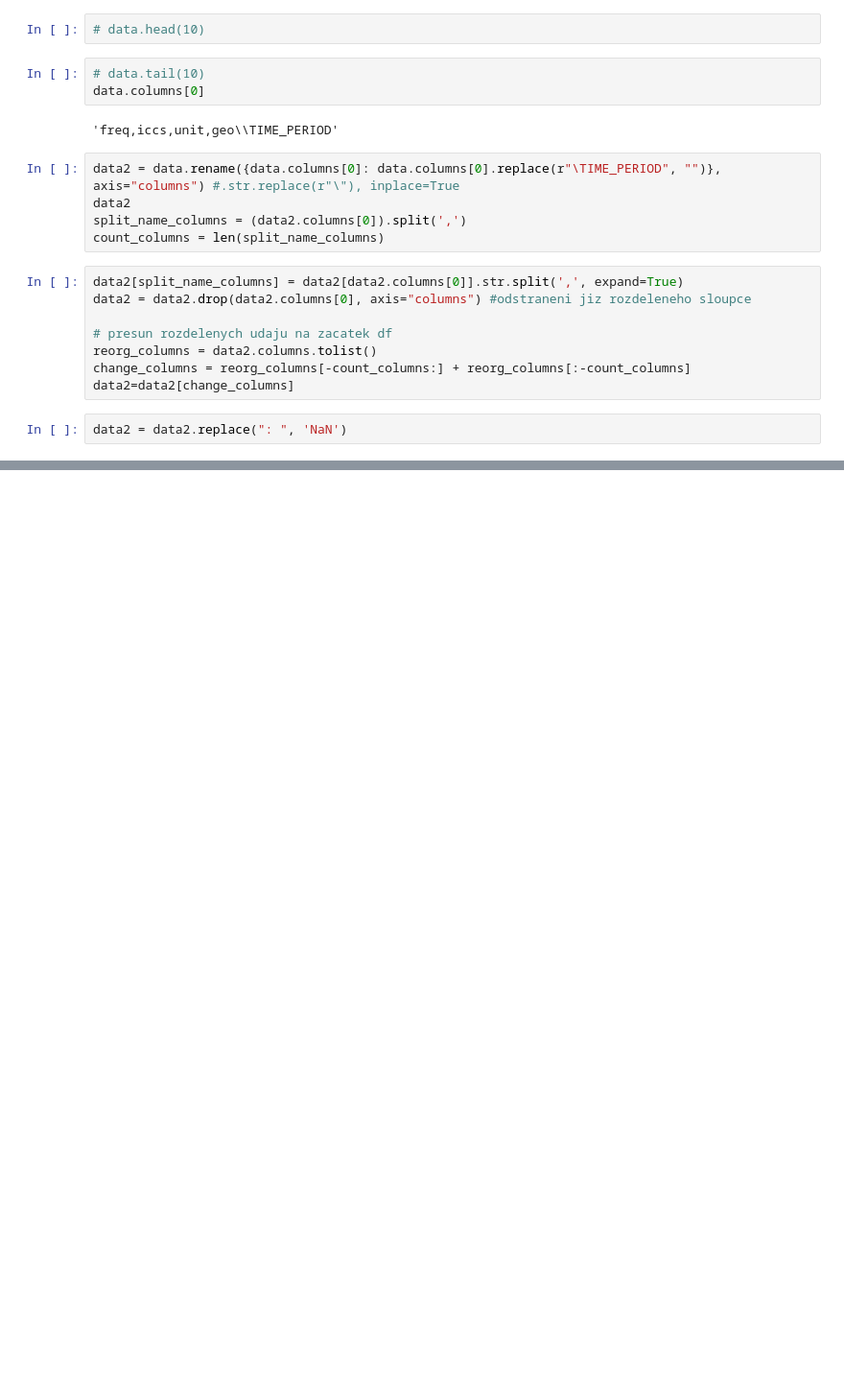
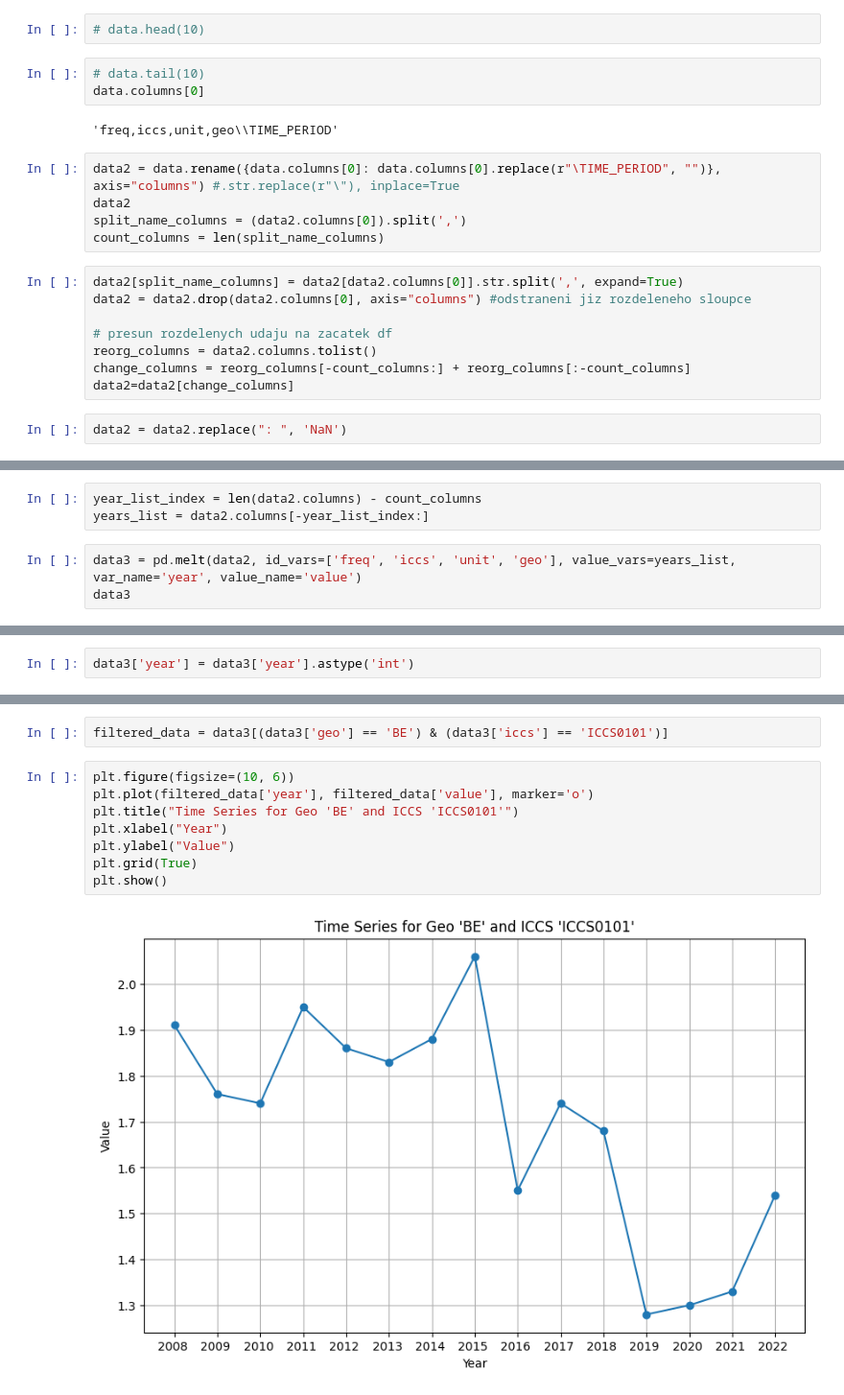
Before and after one commit to klbek/Analysis-of-Crime-in-the-EU, a Jupyter notebook: test_dat_zkouska2.ipynb, the cells around one changed output, grey strips where cells are left out. Shown at 96% size. Saved outputs shown, nothing was run; the diff lists cells and outputs as text; blank space fills up the shorter version.

```diff
--- a/test_dat_zkouska2.ipynb
+++ b/test_dat_zkouska2.ipynb
@@ -67,0 +53,6 @@ dtype: object
+# %%
+year_list_index = len(data2.columns) - count_columns
+years_list = data2.columns[-year_list_index:]
+# %%
+data3 = pd.melt(data2, id_vars=['freq', 'iccs', 'unit', 'geo'], value_vars=years_list, var_name='year', value_name='value')
+data3
@@ -68,2 +75,4 @@ dtype: object
+# %%
+data3['year'] = data3['year'].astype('int')
 # %%
 # vyměnit ':' za NaN
@@ -71,0 +99,12 @@ dtype: object
+# %%
+filtered_data = data3[(data3['geo'] == 'BE') & (data3['iccs'] == 'ICCS0101')]
+# %%
+plt.figure(figsize=(10, 6))
+plt.plot(filtered_data['year'], filtered_data['value'], marker='o')
+plt.title("Time Series for Geo 'BE' and ICCS 'ICCS0101'")
+plt.xlabel("Year")
+plt.ylabel("Value")
+plt.grid(True)
+plt.show()
+# %% [output]
+[figure, added]
```
Also changed, not shown: parts of 8 cells of this notebook.
